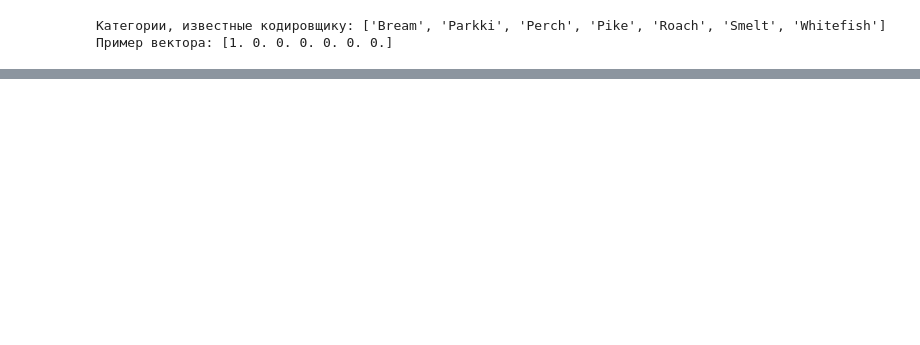
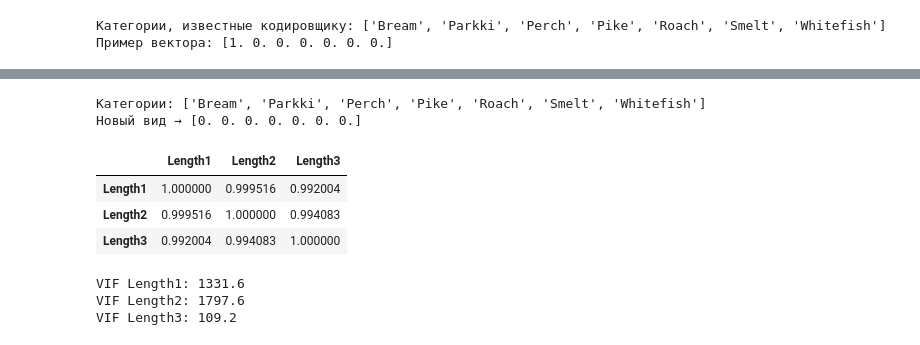
Before and after one commit to LizynBr/lab-01-eda, a Jupyter notebook: notebooks/01-eda.ipynb, the cells around one changed output, grey strips where cells are left out. Cells and saved outputs as stored; diff of their text form; code cells hidden in the pictures; blank space fills up the shorter version.

```diff
--- a/notebooks/01-eda.ipynb
+++ b/notebooks/01-eda.ipynb
@@ -395,0 +503,30 @@ Name: count, dtype: int64
+# %%
+# --- Гипотеза 2 ---
+from sklearn.preprocessing import OneHotEncoder
+
+enc = OneHotEncoder(handle_unknown="ignore", sparse_output=False)
+enc.fit(df[["Species"]])
+
+print("Категории:", list(enc.categories_[0]))
+print("Новый вид →", enc.transform(pd.DataFrame({"Species": ["UnknownFish"]})).ravel())
+# %% [output]
+Категории: ['Bream', 'Parkki', 'Perch', 'Pike', 'Roach', 'Smelt', 'Whitefish']
+Новый вид → [0. 0. 0. 0. 0. 0. 0.]
+# %%
+# --- Гипотеза 3 ---
+corr = df[["Length1","Length2","Length3"]].corr()
+display(corr)
+
+X = df[["Length1","Length2","Length3"]].values
+X = (X - X.mean(0)) / X.std(0)
+vif = np.diag(np.linalg.inv(np.corrcoef(X, rowvar=False)))
+for name, v in zip(["Length1","Length2","Length3"], vif):
+    print(f"VIF {name}: {v:.1f}")
+# %% [output]
+|  | Length1 | Length2 | Length3 |
+| Length1 | 1.000000 | 0.999516 | 0.992004 |
+| Length2 | 0.999516 | 1.000000 | 0.994083 |
+| Length3 | 0.992004 | 0.994083 | 1.000000 |
+VIF Length1: 1331.6
+VIF Length2: 1797.6
+VIF Length3: 109.2
```
Also changed, not shown: parts of 13 cells of this notebook, 5 other files.
